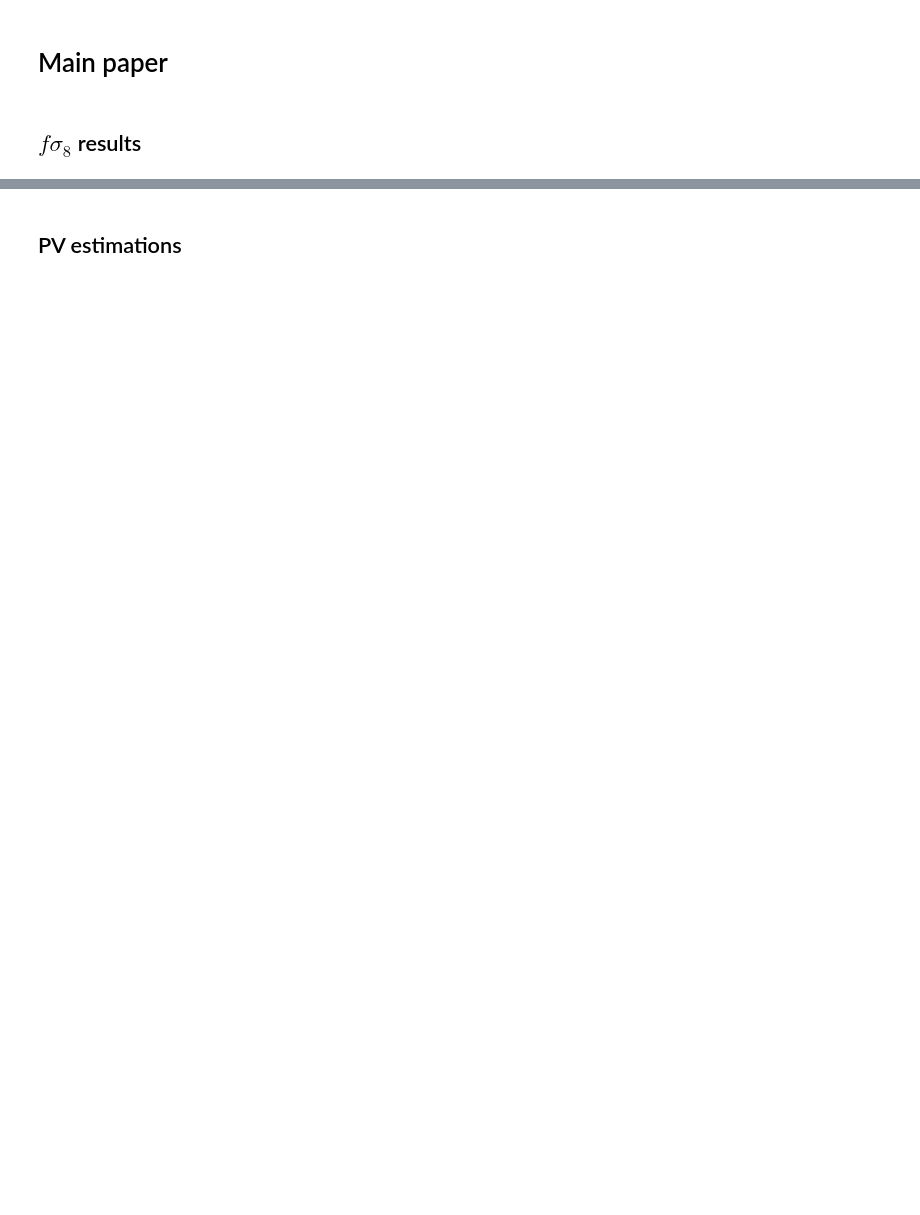
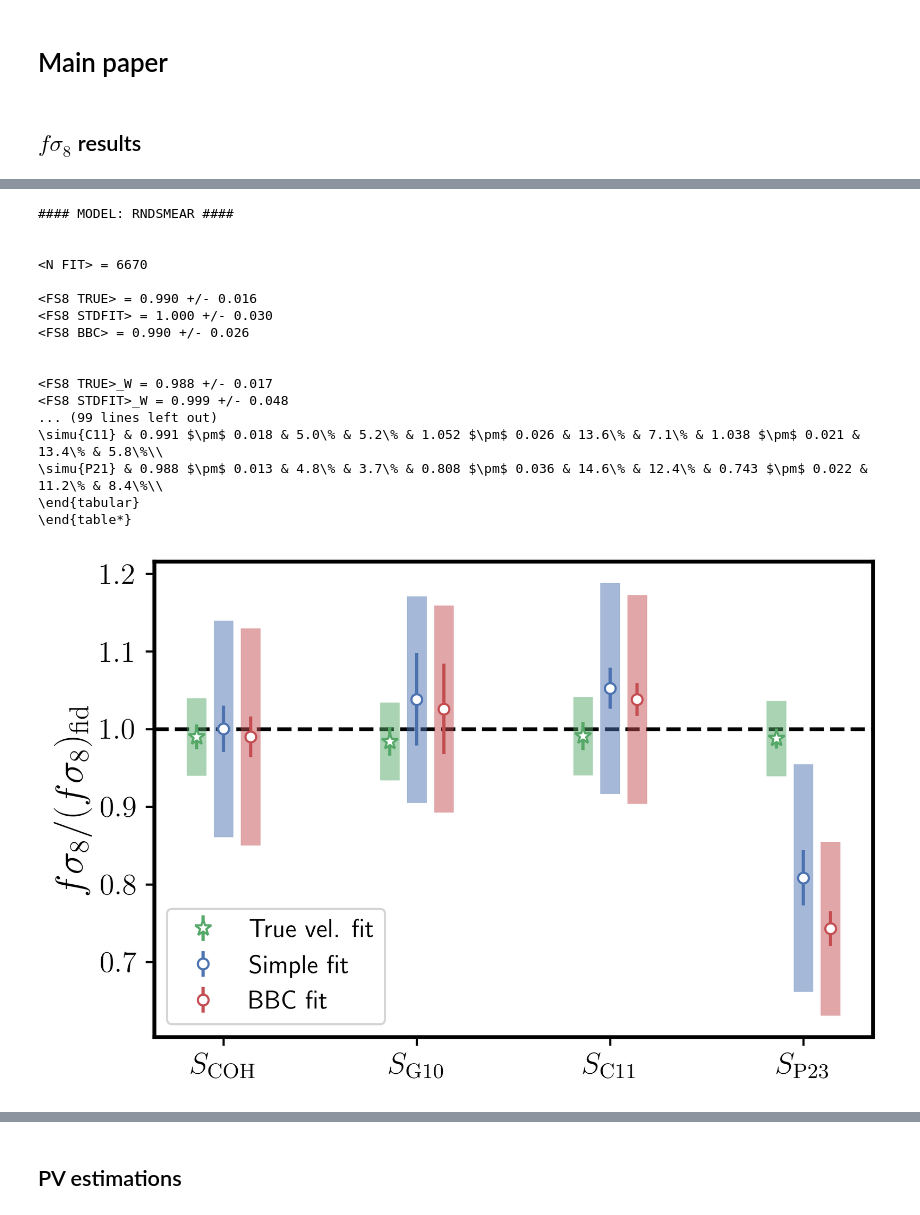
Before and after one commit to bastiencarreres/DESCPub00196, a Jupyter notebook: notebooks/plots.ipynb, the cells around one changed output, grey strips where cells are left out. Cells and saved outputs as stored; diff of their text form; code cells hidden in the pictures; blank space fills up the shorter version.

```diff
--- a/notebooks/plots.ipynb
+++ b/notebooks/plots.ipynb
@@ -239,39 +257,56 @@ for i, M in enumerate(['RNDSMEAR', 'G10' , 'C11' , 'P21']):
     print(f'<SIGMA FS8 TRUE> = {MEAN_FS8_ERROR_TRUE:.3f}')
     print(f'<SIGMA FS8 STDFIT> = {MEANERROR_FS8_STDFIT:.3f}')
     print(f'<SIGMA FS8 BBC> = {MEANERROR_FS8_BBC:.3f}\n\n')
 
     print(f'STD(FS8 TRUE) = {STD_FS8_TRUE:.3f}')
     print(f'STD(FS8 STDFIT) = {STD_FS8_STDFIT:.3f}')
     print(f'STD(FS8 BBC) = {STD_FS8_BBC:.3f}')
 
 
     print('-----\n')
 
-# labels = [
-#     r'$S_\mathrm{COH}$',
-#     r'$S_\mathrm{G10}$',
-#     r'$S_\mathrm{C11}$',
-#     r'$S_\mathrm{P23}$']
+labels = [
+    r'$S_\mathrm{COH}$',
+    r'$S_\mathrm{G10}$',
+    r'$S_\mathrm{C11}$',
+    r'$S_\mathrm{P23}$']
 
-labels = [r'$S_\mathrm{COH}$',  r'$S_\mathrm{P23}$']
-ax1.set_xticks(ticks=[0,1], labels=labels);
+ax1.set_xticks(ticks=[0,1,2,3], labels=labels);
 
 ax1.axhline(1, ls='--', c='k', zorder=-1)
 ax1.legend(loc='lower left')
 ax1.set_ylabel('$f\sigma_8/(f\sigma_8)_\mathrm{fid}$')
-#fig1.savefig('../Figures/Resfs8.pdf', dpi=None)
-fig1.savefig('../Resfs8_mcf.pdf', dpi=None)
+fig1.savefig('../Figures/Resfs8.pdf', dpi=None)
 
 ax2.set_xticks(ticks=[0,1,2,3], labels=labels);
 ax2.axhline(1, ls='--', c='k', zorder=-1)
 ax2.legend(loc='lower left')
 ax2.set_ylabel('$f\sigma_8/(f\sigma_8)_\mathrm{fid}$')
 fig2.savefig('../Figures/Resfs8_w.pdf', dpi=None)
 
 TABLE = FS8_RESULT_TABLE_HEADER
 for l in lines:
     TABLE += '\n'
     TABLE += l
     TABLE += r'\\'
 TABLE += FS8_RESULT_TABLE_FOOTER
 print(TABLE)
+# %% [output]
+#### MODEL: RNDSMEAR ####
+
+
+<N FIT> = 6670
+
+<FS8 TRUE> = 0.990 +/- 0.016
+<FS8 STDFIT> = 1.000 +/- 0.030
+<FS8 BBC> = 0.990 +/- 0.026
+
+
+<FS8 TRUE>_W = 0.988 +/- 0.017
+<FS8 STDFIT>_W = 0.999 +/- 0.048
+... (99 lines left out)
+\simu{C11} & 0.991 $\pm$ 0.018 & 5.0\% & 5.2\% & 1.052 $\pm$ 0.026 & 13.6\% & 7.1\% & 1.038 $\pm$ 0.021 & 13.4\% & 5.8\%\\
+\simu{P21} & 0.988 $\pm$ 0.013 & 4.8\% & 3.7\% & 0.808 $\pm$ 0.036 & 14.6\% & 12.4\% & 0.743 $\pm$ 0.022 & 11.2\% & 8.4\%\\
+\end{tabular}
+\end{table*}
+[figure, added]
```
Also changed, not shown: parts of 12 cells of this notebook, 8 other files.
